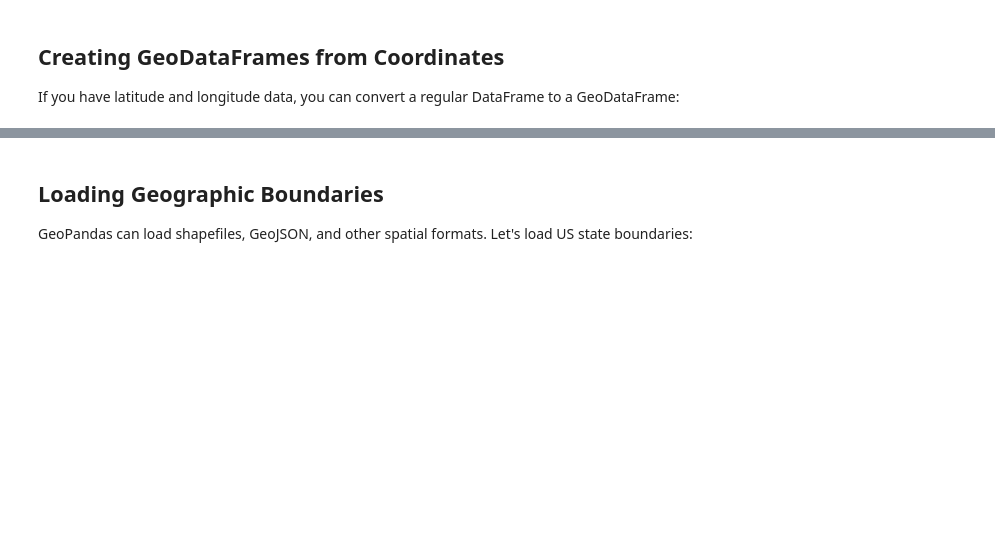
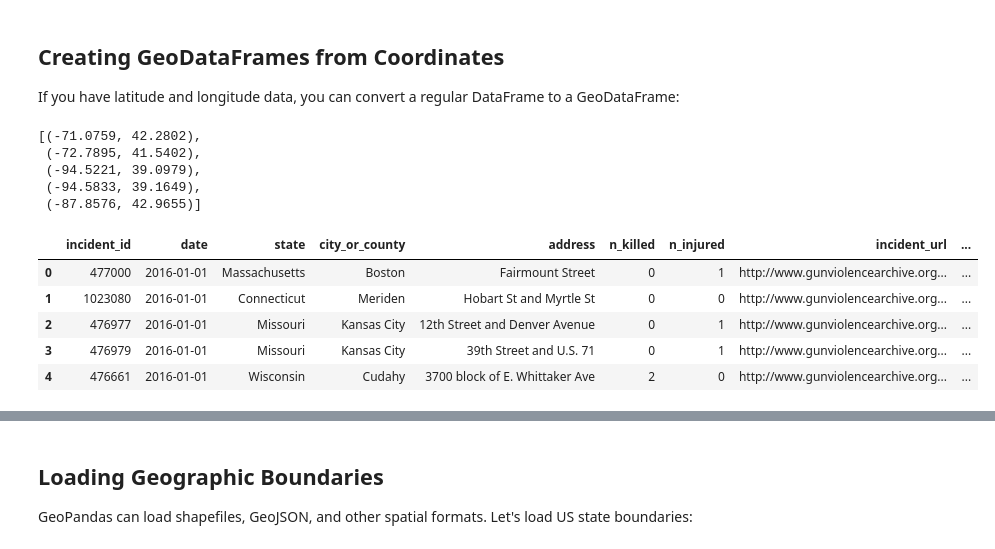
Before and after one commit to ChapmanMSBA/bus675_s26, a Jupyter notebook: lectures/Lecture_06_Time_Series_Geospatial.ipynb, the cells around one changed output, grey strips where cells are left out. Saved outputs shown, nothing was run; the diff lists cells and outputs as text; code cells hidden in the pictures; blank space fills up the shorter version.

```diff
--- a/lectures/Lecture_06_Time_Series_Geospatial.ipynb
+++ b/lectures/Lecture_06_Time_Series_Geospatial.ipynb
@@ -731,19 +903,27 @@ from shapely.geometry import Point # Geopandas uses shapely for geometric object
 ## Creating GeoDataFrames from Coordinates
 
 If you have latitude and longitude data, you can convert a regular DataFrame to a GeoDataFrame:
+# %%
+[z for z in zip(incidents_df['longitude'], incidents_df['latitude'])][0:5]
+# %% [output]
+[(-71.0759, 42.2802),
+ (-72.7895, 41.5402),
+ (-94.5221, 39.0979),
+ (-94.5833, 39.1649),
+ (-87.8576, 42.9655)]
 # %%
 # Make a GeoDataFrame from our original dataframe by adding the geometry column
 
 # Define the geometry column
 geometry = [Point(xy) for xy in zip(incidents_df['longitude'], incidents_df['latitude'])] # first we have to define the geometry column. Here it is based on Point() objects defined from the lon/lat pairs
 
 # Make a geodataframe from our original dataframe by adding the geometry column
 incidents_gdf = gpd.GeoDataFrame(incidents_df, geometry=geometry) # I like to use the suffix '_df' for dataframe and '_gdf' for "geo data frame"
-
-# Set the coordinate reference system (CRS) -- EPSG:4326 is the standard lat/lon coordinates (WGS84)
-incidents_gdf.set_crs(epsg=4326, inplace=True)
-
-print(f"Type: {type(incidents_gdf)}")
-print(f"CRS: {incidents_gdf.crs}")
-
-print(incidents_gdf.head())
+incidents_gdf.head()
+# %% [output]
+|  | incident_id | date | state | city_or_county | address | n_killed | n_injured | incident_url | ... |
+| 0 | 477000 | 2016-01-01 | Massachusetts | Boston | Fairmount Street | 0 | 1 | http://www.gunviolencearchive.org... | ... |
+| 1 | 1023080 | 2016-01-01 | Connecticut | Meriden | Hobart St and Myrtle St | 0 | 0 | http://www.gunviolencearchive.org... | ... |
+| 2 | 476977 | 2016-01-01 | Missouri | Kansas City | 12th Street and Denver Avenue | 0 | 1 | http://www.gunviolencearchive.org... | ... |
+| 3 | 476979 | 2016-01-01 | Missouri | Kansas City | 39th Street and U.S. 71 | 0 | 1 | http://www.gunviolencearchive.org... | ... |
+| 4 | 476661 | 2016-01-01 | Wisconsin | Cudahy | 3700 block of E. Whittaker Ave | 2 | 0 | http://www.gunviolencearchive.org... | ... |
```
Also changed, not shown: parts of 25 cells of this notebook, 3 other files.
